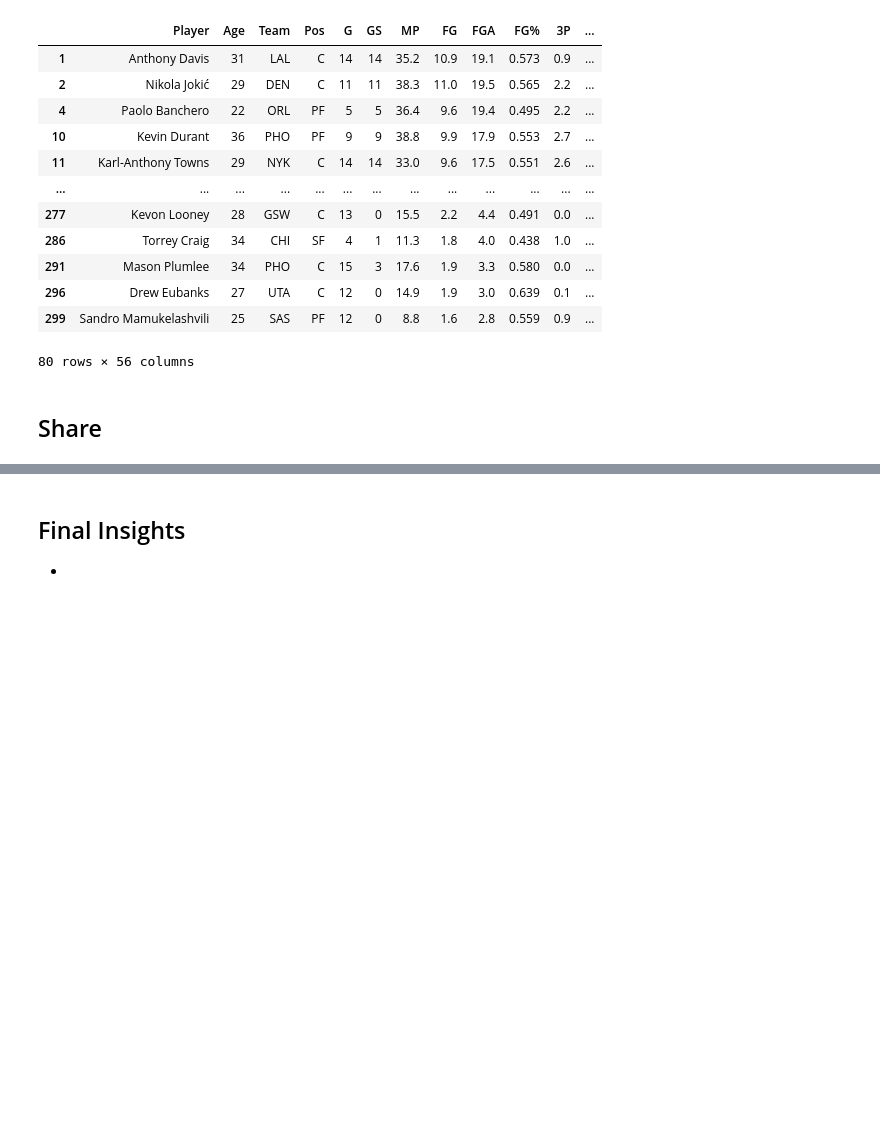
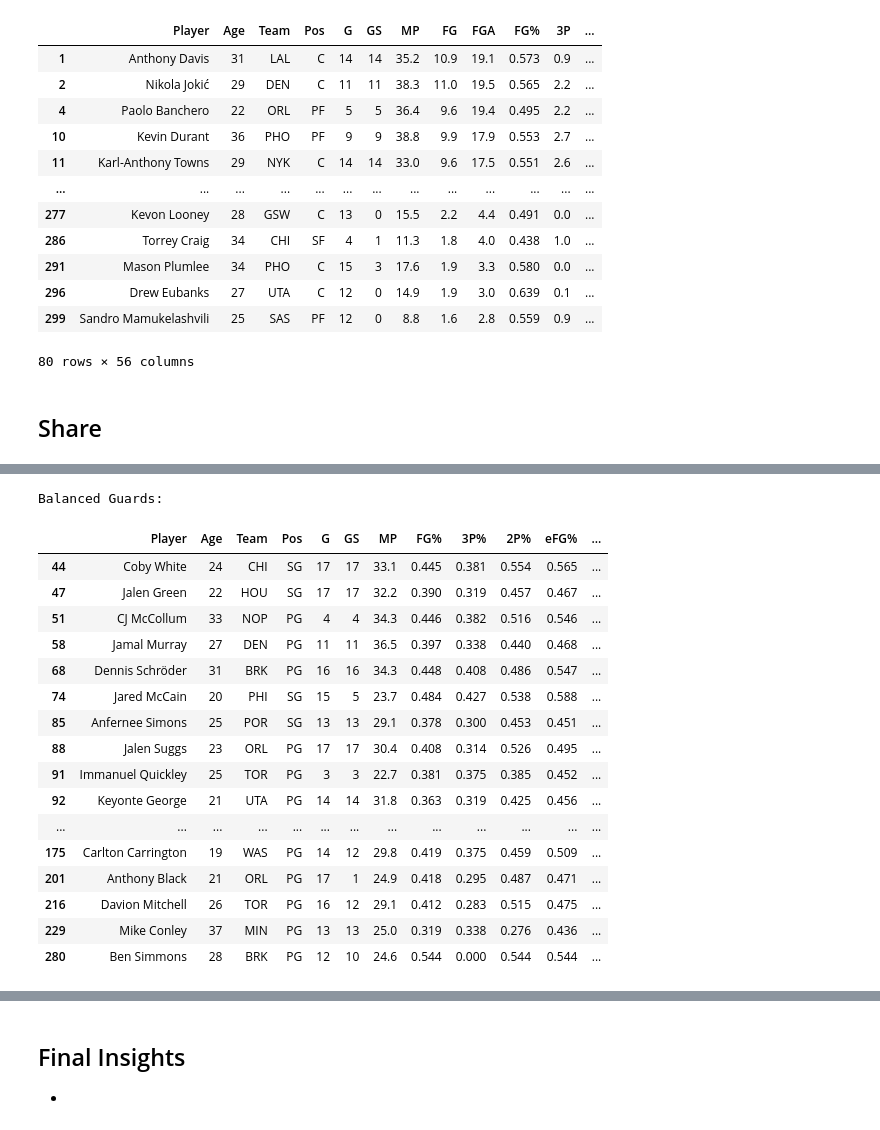
Before and after one commit to vtrackstar/Google-DA-Projects, a Jupyter notebook: ml-nba-offensive-playstyle-through-11-22-24.ipynb, the cells around one changed output, grey strips where cells are left out. Drawn from its saved outputs; the diff is of its cells as text; code cells hidden in the pictures; blank space fills up the shorter version.

```diff
--- a/ml-nba-offensive-playstyle-through-11-22-24.ipynb
+++ b/ml-nba-offensive-playstyle-through-11-22-24.ipynb
@@ -574,0 +410,29 @@ Stretch Bigs:
+# %%
+print("\nBalanced Guards:")
+Sguards_bal[['Player', 'Age', 'Team', 'Pos', 'G', 'GS', 'MP', 'FG%',
+       '3P%', '2P%', 'eFG%', 'FT%',
+       'ORB', 'PTS', 'AST', 'TOV',
+       'ShootFoulDrawn',
+       'PtsGenbyAsts', 'And1s', 'FGA_Blkd', 'AvgFGDist', '%FGA_2P', '%FGA_0-3',
+       '%FGA_3-10', '%FGA_10-16', '%FGA_16-3P', '%FGA_3P', 'FG%_2P', 'FG%_0-3',
+       'FG%_3-10', 'FG%_10-16', 'FG%_16-3P', 'FG%_3P', '%FG_Astd_2P',
+       '%FG_Astd_3P', 'Num_Dunks']]
+# %% [output]
+Balanced Guards:
+|  | Player | Age | Team | Pos | G | GS | MP | FG% | 3P% | 2P% | eFG% | ... |
+| 44 | Coby White | 24 | CHI | SG | 17 | 17 | 33.1 | 0.445 | 0.381 | 0.554 | 0.565 | ... |
+| 47 | Jalen Green | 22 | HOU | SG | 17 | 17 | 32.2 | 0.390 | 0.319 | 0.457 | 0.467 | ... |
+| 51 | CJ McCollum | 33 | NOP | PG | 4 | 4 | 34.3 | 0.446 | 0.382 | 0.516 | 0.546 | ... |
+| 58 | Jamal Murray | 27 | DEN | PG | 11 | 11 | 36.5 | 0.397 | 0.338 | 0.440 | 0.468 | ... |
+| 68 | Dennis Schröder | 31 | BRK | PG | 16 | 16 | 34.3 | 0.448 | 0.408 | 0.486 | 0.547 | ... |
+| 74 | Jared McCain | 20 | PHI | SG | 15 | 5 | 23.7 | 0.484 | 0.427 | 0.538 | 0.588 | ... |
+| 85 | Anfernee Simons | 25 | POR | SG | 13 | 13 | 29.1 | 0.378 | 0.300 | 0.453 | 0.451 | ... |
+| 88 | Jalen Suggs | 23 | ORL | PG | 17 | 17 | 30.4 | 0.408 | 0.314 | 0.526 | 0.495 | ... |
+| 91 | Immanuel Quickley | 25 | TOR | PG | 3 | 3 | 22.7 | 0.381 | 0.375 | 0.385 | 0.452 | ... |
+| 92 | Keyonte George | 21 | UTA | PG | 14 | 14 | 31.8 | 0.363 | 0.319 | 0.425 | 0.456 | ... |
+| ... | ... | ... | ... | ... | ... | ... | ... | ... | ... | ... | ... | ... |
+| 175 | Carlton Carrington | 19 | WAS | PG | 14 | 12 | 29.8 | 0.419 | 0.375 | 0.459 | 0.509 | ... |
+| 201 | Anthony Black | 21 | ORL | PG | 17 | 1 | 24.9 | 0.418 | 0.295 | 0.487 | 0.471 | ... |
+| 216 | Davion Mitchell | 26 | TOR | PG | 16 | 12 | 29.1 | 0.412 | 0.283 | 0.515 | 0.475 | ... |
+| 229 | Mike Conley | 37 | MIN | PG | 13 | 13 | 25.0 | 0.319 | 0.338 | 0.276 | 0.436 | ... |
+| 280 | Ben Simmons | 28 | BRK | PG | 12 | 10 | 24.6 | 0.544 | 0.000 | 0.544 | 0.544 | ... |
```
Also changed, not shown: parts of 19 cells of this notebook.
